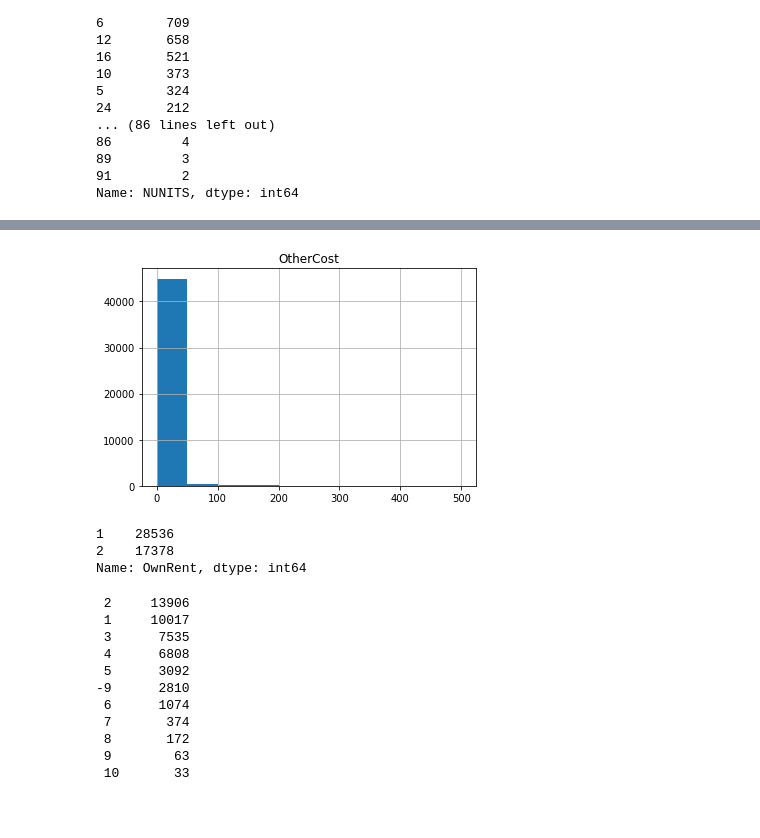
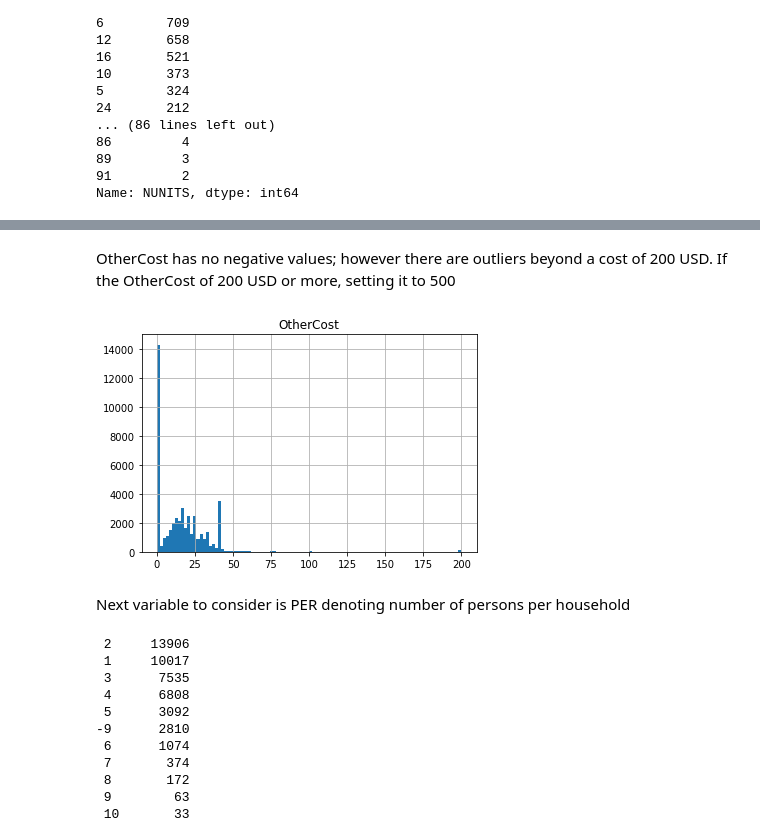
Before and after one commit to lambertgarrido/spb-cap, a Jupyter notebook: data_clean_up_1985.ipynb, the cells around one changed output, grey strips where cells are left out. Saved outputs shown, nothing was run; the diff lists cells and outputs as text; code cells hidden in the pictures; blank space fills up the shorter version.

```diff
--- a/data_clean_up_1985.ipynb
+++ b/data_clean_up_1985.ipynb
@@ -75,4 +125,0 @@ The negatives fall under one bin. Likely the age was not availabe for these reco
-# %%
-df.loc[df['AGE'] < 0, 'AGE'] = np.NaN
-col_list = ['AGE']
-hist = df.hist(column=col_list, bins=10)
@@ -107,0 +168,3 @@ Name: BEDRMS, dtype: int64
+# %%
+df.loc[df['BEDRMS'] > 6, 'BEDRMS'] = 7
+df['BEDRMS'].value_counts()
@@ -135,4 +216,4 @@ Name: FMTBuilt, dtype: int64
 # %%
-df.loc[df['FMTBuilt'].str.contains('-5'), 'FMTBuilt'] = 'not_defined'
+df.loc[df['FMTBuilt'].str.contains('-5'), 'FMTBuilt'] = '\'not_defined\''
 df['FMTBuilt'].value_counts()
 # %% [output]
@@ -358,14 +516,16 @@ Name: NUNITS, dtype: int64
 # %%
 # setting new categories for NUNITS
 for index, row in df.iterrows():
-    if   row['NUNITS'] > 100:
-        df.loc[index, 'NUNITS'] = 'gt 100'
-    elif row['NUNITS'] > 10:
-        df.loc[index, 'NUNITS'] = 'gt 10'
+    if   row['NUNITS'] >= 100:
+        df.loc[index, 'NUNITS'] = '100 or more units'
+    elif row['NUNITS'] >= 50:
+        df.loc[index, 'NUNITS'] = '50-99 units'
+    elif row['NUNITS'] >= 10:
+        df.loc[index, 'NUNITS'] = '10-49 units'
     elif row['NUNITS'] > 1:
-        df.loc[index, 'NUNITS'] = 'gt 1'
-    elif row['NUNITS'] == -7:
-        df.loc[index, 'NUNITS'] = 'not defined'
+        df.loc[index, 'NUNITS'] = '2-9 units'
+    elif row['NUNITS'] == 1:
+        df.loc[index, 'NUNITS'] = 'single unit'
 # %%
 df['NUNITS'].value_counts()
 # %% [output]
@@ -385,11 +548,9 @@ df.loc[df['OtherCost'] < 0, 'OtherCost'].count()
+# %% [markdown]
+OtherCost has no negative values; however there are outliers beyond a cost of 200 USD. If the OtherCost of 200 USD or more, setting it to 500
 # %%
-df.loc[df['OtherCost'] > 500, 'OtherCost'] = 500
-hist = df.hist(column='OtherCost', bins=10)
+df.loc[df['OtherCost'] > 200, 'OtherCost'] = 200
+hist = df.hist(column='OtherCost', bins=100)
 # %% [output]
-[figure, old version]
+[figure, new version]
-# %%
-df['OwnRent'].value_counts()
-# %% [output]
-1    28536
-2    17378
-Name: OwnRent, dtype: int64
+# %% [markdown]
+Next variable to consider is PER denoting number of persons per household
```
Also changed, not shown: parts of 113 cells of this notebook.
